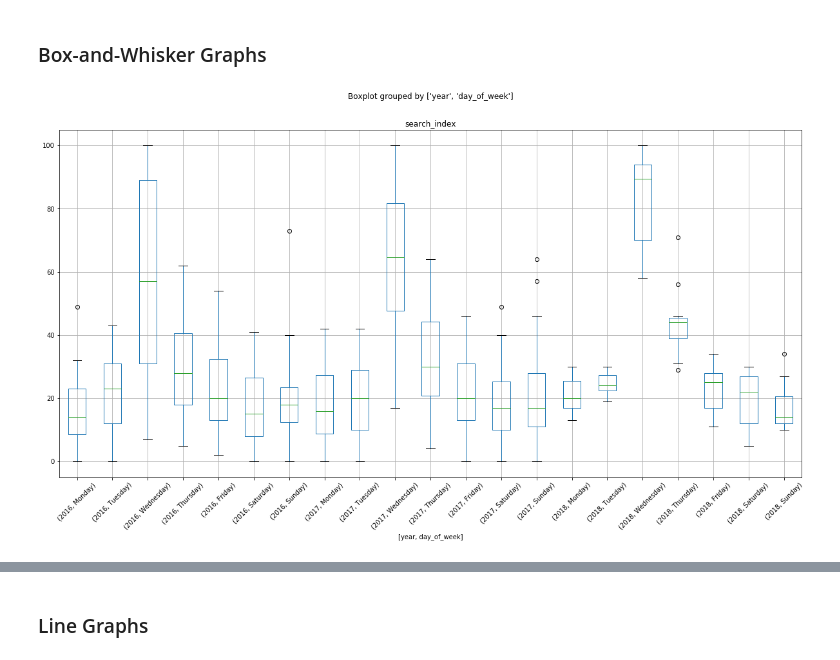
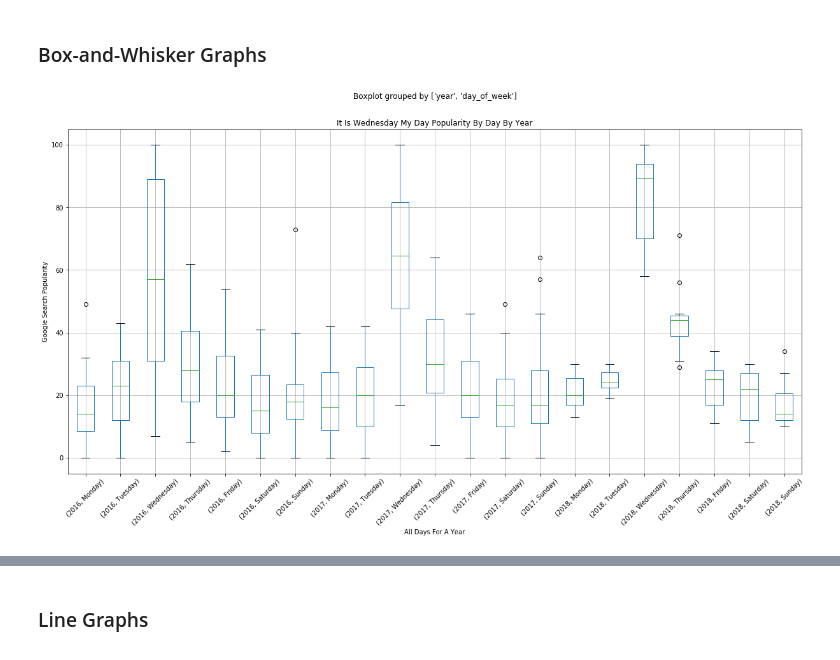
Before and after one commit to GregHilston/It-Is-Wednesday-My-Dudes-Google-Trends, a Jupyter notebook: it_is_wednesday_my_dude.ipynb, the cells around one changed output, grey strips where cells are left out. Drawn from its saved outputs; the diff is of its cells as text; code cells hidden in the pictures.

```diff
--- a/it_is_wednesday_my_dude.ipynb
+++ b/it_is_wednesday_my_dude.ipynb
@@ -114,7 +114,11 @@ for index, row in df.iterrows():
 # %%
 sorted_df = df.sort_values(by=["day_of_week_int"])
 
 fig = sorted_df.boxplot(column="search_index", by=["year", "day_of_week"], rot=45, figsize=(20,10))
+fig.set_title("It Is Wednesday My Day Popularity By Day By Year")
+fig.set_xlabel("All Days For A Year")
+fig.set_ylabel("Google Search Popularity")
+
 fig.figure.savefig("output.png")
 # %% [output]
-[figure, old version]
+[figure, new version]
```
Also changed, not shown: parts of 2 cells of this notebook, 1 other file.
